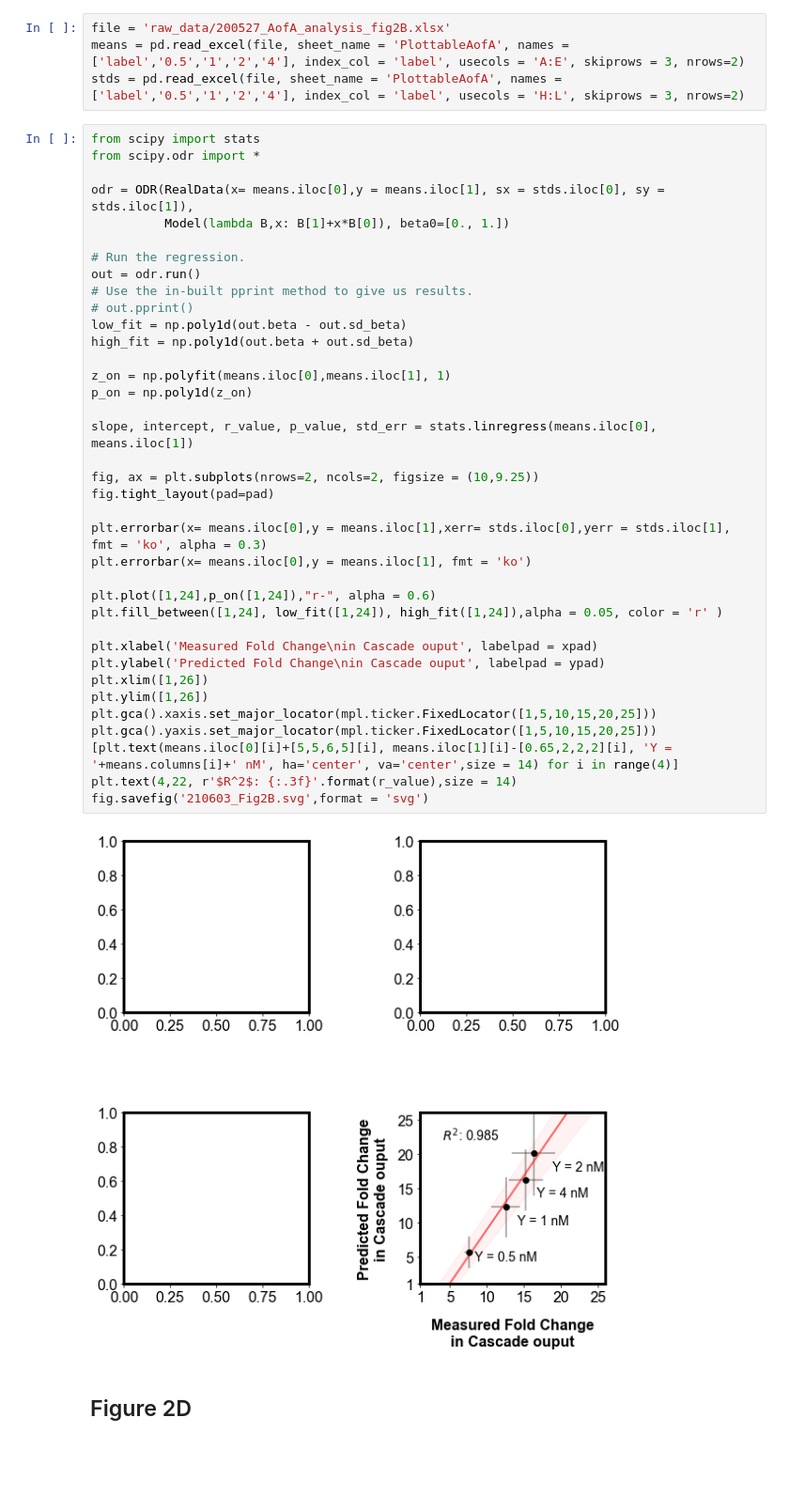
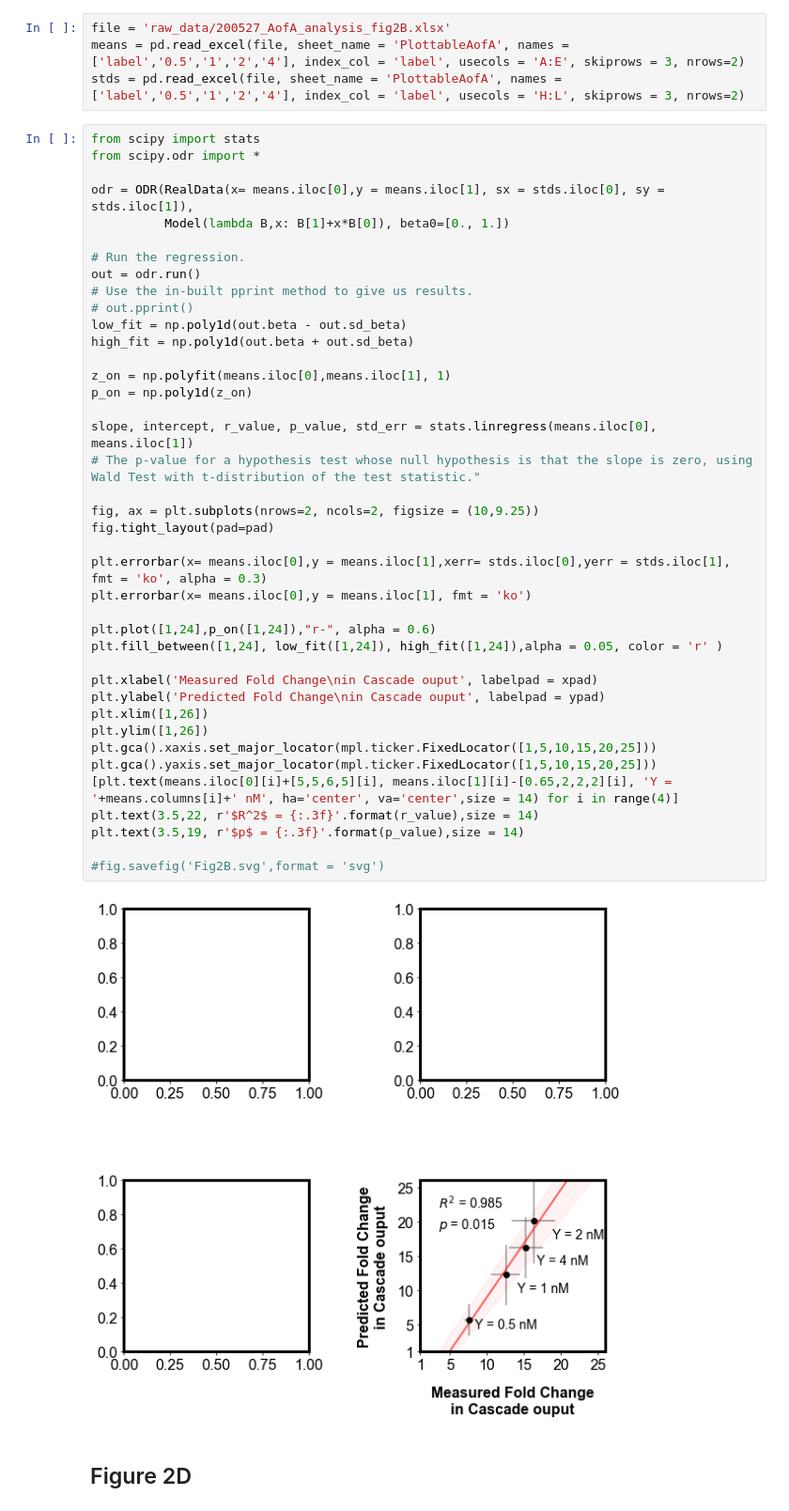
Before and after one commit to carothersresearch/CRISPRai_Circuits_2021, a Jupyter notebook: FigureMaker.ipynb, the cells around one changed output. Shown at 94% size. Drawn from its saved outputs; the diff is of its cells as text; blank space fills up the shorter version.

```diff
--- a/FigureMaker.ipynb
+++ b/FigureMaker.ipynb
@@ -349,36 +349,39 @@ odr = ODR(RealData(x= means.iloc[0],y = means.iloc[1], sx = stds.iloc[0], sy = s
 
 # Run the regression.
 out = odr.run()
 # Use the in-built pprint method to give us results.
 # out.pprint()
 low_fit = np.poly1d(out.beta - out.sd_beta)
 high_fit = np.poly1d(out.beta + out.sd_beta)
 
 z_on = np.polyfit(means.iloc[0],means.iloc[1], 1)
 p_on = np.poly1d(z_on)
 
 slope, intercept, r_value, p_value, std_err = stats.linregress(means.iloc[0], means.iloc[1])
+# The p-value for a hypothesis test whose null hypothesis is that the slope is zero, using Wald Test with t-distribution of the test statistic."
 
 fig, ax = plt.subplots(nrows=2, ncols=2, figsize = (10,9.25))
 fig.tight_layout(pad=pad)
 
 plt.errorbar(x= means.iloc[0],y = means.iloc[1],xerr= stds.iloc[0],yerr = stds.iloc[1], fmt = 'ko', alpha = 0.3)
 plt.errorbar(x= means.iloc[0],y = means.iloc[1], fmt = 'ko')
 
 plt.plot([1,24],p_on([1,24]),"r-", alpha = 0.6)
 plt.fill_between([1,24], low_fit([1,24]), high_fit([1,24]),alpha = 0.05, color = 'r' )
 
 plt.xlabel('Measured Fold Change\nin Cascade ouput', labelpad = xpad)
 plt.ylabel('Predicted Fold Change\nin Cascade ouput', labelpad = ypad)
 plt.xlim([1,26])
 plt.ylim([1,26])
 plt.gca().xaxis.set_major_locator(mpl.ticker.FixedLocator([1,5,10,15,20,25]))
 plt.gca().yaxis.set_major_locator(mpl.ticker.FixedLocator([1,5,10,15,20,25]))
 [plt.text(means.iloc[0][i]+[5,5,6,5][i], means.iloc[1][i]-[0.65,2,2,2][i], 'Y = '+means.columns[i]+' nM', ha='center', va='center',size = 14) for i in range(4)]
-plt.text(4,22, r'$R^2$: {:.3f}'.format(r_value),size = 14)
-fig.savefig('210603_Fig2B.svg',format = 'svg')
+plt.text(3.5,22, r'$R^2$ = {:.3f}'.format(r_value),size = 14)
+plt.text(3.5,19, r'$p$ = {:.3f}'.format(p_value),size = 14)
+
+#fig.savefig('Fig2B.svg',format = 'svg')
 # %% [output]
-[figure, old version]
+[figure, new version]
 # %% [markdown]
 ## Figure 2D<a id="#F2"></a>
 # %%
```
Also changed, not shown: parts of 28 cells of this notebook, 6 other files.
